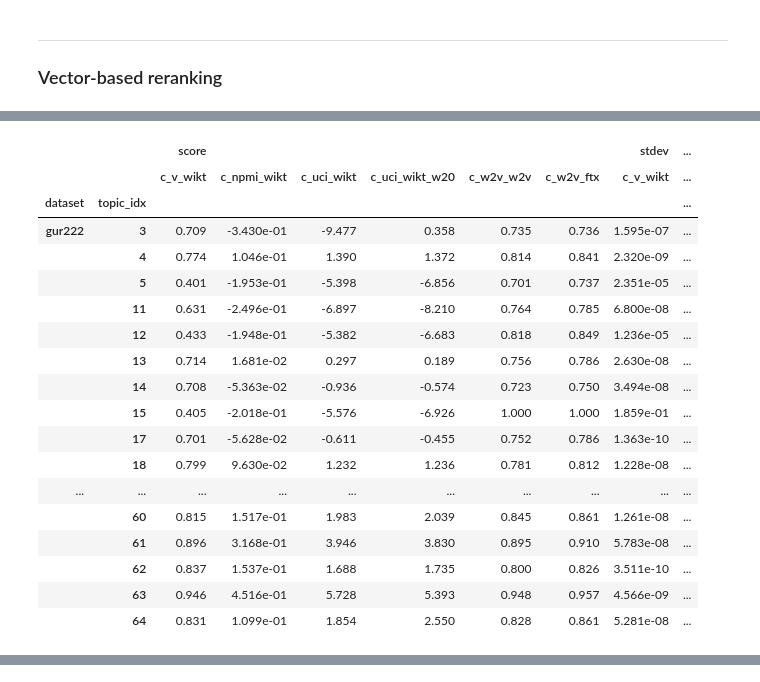
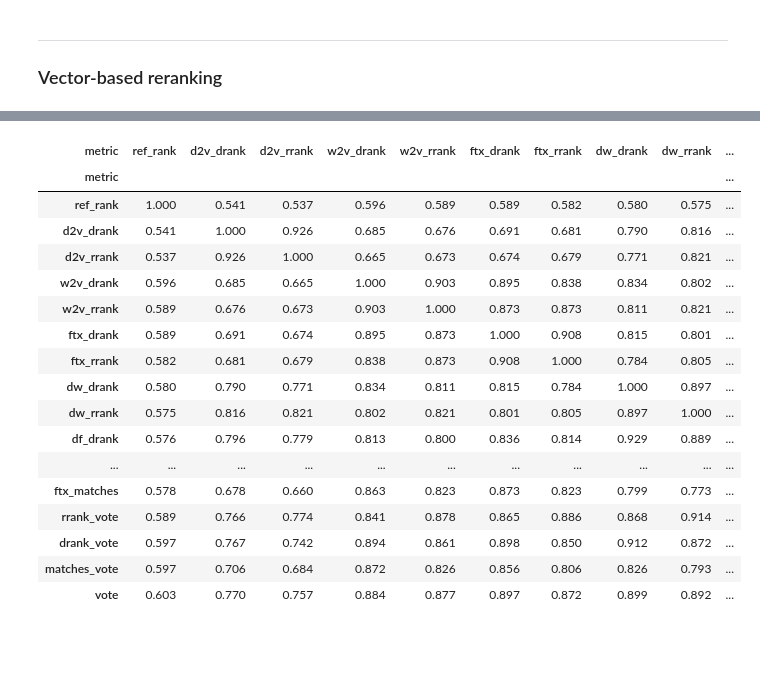
Before and after one commit to andifunke/topic-labeling, a Jupyter notebook: topic_reranking_vectorbased.ipynb, the cells around one changed output, grey strips where cells are left out. Cells and saved outputs as stored; diff of their text form; code cells hidden in the pictures; blank space fills up the shorter version.

```diff
--- a/topic_reranking_vectorbased.ipynb
+++ b/topic_reranking_vectorbased.ipynb
@@ -614,23 +289,16 @@ df2
-# %%
-df = df1.join(df2)[['score', 'stdev', 'support', 'mean_similarity', 'pairwise_similarity', 'pairwise_similarity_ignore_oov']]
-df
-# %% [output]
-|  |  | score |  |  |  |  |  | stdev | ... |
-|  |  | c_v_wikt | c_npmi_wikt | c_uci_wikt | c_uci_wikt_w20 | c_w2v_w2v | c_w2v_ftx | c_v_wikt | ... |
-| dataset | topic_idx |  |  |  |  |  |  |  | ... |
-| gur222 | 3 | 0.709 | -3.430e-01 | -9.477 | 0.358 | 0.735 | 0.736 | 1.595e-07 | ... |
-|  | 4 | 0.774 | 1.046e-01 | 1.390 | 1.372 | 0.814 | 0.841 | 2.320e-09 | ... |
-|  | 5 | 0.401 | -1.953e-01 | -5.398 | -6.856 | 0.701 | 0.737 | 2.351e-05 | ... |
-|  | 11 | 0.631 | -2.496e-01 | -6.897 | -8.210 | 0.764 | 0.785 | 6.800e-08 | ... |
-|  | 12 | 0.433 | -1.948e-01 | -5.382 | -6.683 | 0.818 | 0.849 | 1.236e-05 | ... |
-|  | 13 | 0.714 | 1.681e-02 | 0.297 | 0.189 | 0.756 | 0.786 | 2.630e-08 | ... |
-|  | 14 | 0.708 | -5.363e-02 | -0.936 | -0.574 | 0.723 | 0.750 | 3.494e-08 | ... |
-|  | 15 | 0.405 | -2.018e-01 | -5.576 | -6.926 | 1.000 | 1.000 | 1.859e-01 | ... |
-|  | 17 | 0.701 | -5.628e-02 | -0.611 | -0.455 | 0.752 | 0.786 | 1.363e-10 | ... |
-|  | 18 | 0.799 | 9.630e-02 | 1.232 | 1.236 | 0.781 | 0.812 | 1.228e-08 | ... |
-| ... | ... | ... | ... | ... | ... | ... | ... | ... | ... |
-|  | 60 | 0.815 | 1.517e-01 | 1.983 | 2.039 | 0.845 | 0.861 | 1.261e-08 | ... |
-|  | 61 | 0.896 | 3.168e-01 | 3.946 | 3.830 | 0.895 | 0.910 | 5.783e-08 | ... |
-|  | 62 | 0.837 | 1.537e-01 | 1.688 | 1.735 | 0.800 | 0.826 | 3.511e-10 | ... |
-|  | 63 | 0.946 | 4.516e-01 | 5.728 | 5.393 | 0.948 | 0.957 | 4.566e-09 | ... |
-|  | 64 | 0.831 | 1.099e-01 | 1.854 | 2.550 | 0.828 | 0.861 | 5.281e-08 | ... |
+# %%
+from difflib import SequenceMatcher
+
+def cross_dist(topic, other):
+    df = other.apply(lambda x: SequenceMatcher(a=topic, b=x, autojunk=False).ratio(), axis=1)
+    return df.reset_index(['dataset', 'param_id', 'nb_topics', 'topic_idx'], drop=True)
+
+def topic_dist(grp):
+    df = grp.apply(lambda x: cross_dist(x, grp), axis=1)
+    return df.reset_index(['dataset', 'param_id', 'nb_topics', 'topic_idx'], drop=True)
+
+r = results.loc[:, :'term9'].groupby(['dataset', 'param_id', 'nb_topics', 'topic_idx'], sort=False).progress_apply(topic_dist)
+r = r.groupby('metric', sort=False).mean()
+r = r.loc[r.columns, :]
+r
+# %% [output]
@@ -636,0 +306,18 @@ df
+| metric | ref_rank | d2v_drank | d2v_rrank | w2v_drank | w2v_rrank | ftx_drank | ftx_rrank | dw_drank | dw_rrank | ... |
+| metric |  |  |  |  |  |  |  |  |  | ... |
+| ref_rank | 1.000 | 0.541 | 0.537 | 0.596 | 0.589 | 0.589 | 0.582 | 0.580 | 0.575 | ... |
+| d2v_drank | 0.541 | 1.000 | 0.926 | 0.685 | 0.676 | 0.691 | 0.681 | 0.790 | 0.816 | ... |
+| d2v_rrank | 0.537 | 0.926 | 1.000 | 0.665 | 0.673 | 0.674 | 0.679 | 0.771 | 0.821 | ... |
+| w2v_drank | 0.596 | 0.685 | 0.665 | 1.000 | 0.903 | 0.895 | 0.838 | 0.834 | 0.802 | ... |
+| w2v_rrank | 0.589 | 0.676 | 0.673 | 0.903 | 1.000 | 0.873 | 0.873 | 0.811 | 0.821 | ... |
+| ftx_drank | 0.589 | 0.691 | 0.674 | 0.895 | 0.873 | 1.000 | 0.908 | 0.815 | 0.801 | ... |
+| ftx_rrank | 0.582 | 0.681 | 0.679 | 0.838 | 0.873 | 0.908 | 1.000 | 0.784 | 0.805 | ... |
+| dw_drank | 0.580 | 0.790 | 0.771 | 0.834 | 0.811 | 0.815 | 0.784 | 1.000 | 0.897 | ... |
+| dw_rrank | 0.575 | 0.816 | 0.821 | 0.802 | 0.821 | 0.801 | 0.805 | 0.897 | 1.000 | ... |
+| df_drank | 0.576 | 0.796 | 0.779 | 0.813 | 0.800 | 0.836 | 0.814 | 0.929 | 0.889 | ... |
+| ... | ... | ... | ... | ... | ... | ... | ... | ... | ... | ... |
+| ftx_matches | 0.578 | 0.678 | 0.660 | 0.863 | 0.823 | 0.873 | 0.823 | 0.799 | 0.773 | ... |
+| rrank_vote | 0.589 | 0.766 | 0.774 | 0.841 | 0.878 | 0.865 | 0.886 | 0.868 | 0.914 | ... |
+| drank_vote | 0.597 | 0.767 | 0.742 | 0.894 | 0.861 | 0.898 | 0.850 | 0.912 | 0.872 | ... |
+| matches_vote | 0.597 | 0.706 | 0.684 | 0.872 | 0.826 | 0.856 | 0.806 | 0.826 | 0.793 | ... |
+| vote | 0.603 | 0.770 | 0.757 | 0.884 | 0.877 | 0.897 | 0.872 | 0.899 | 0.892 | ... |
```
Also changed, not shown: parts of 29 cells of this notebook, 4 other files.
